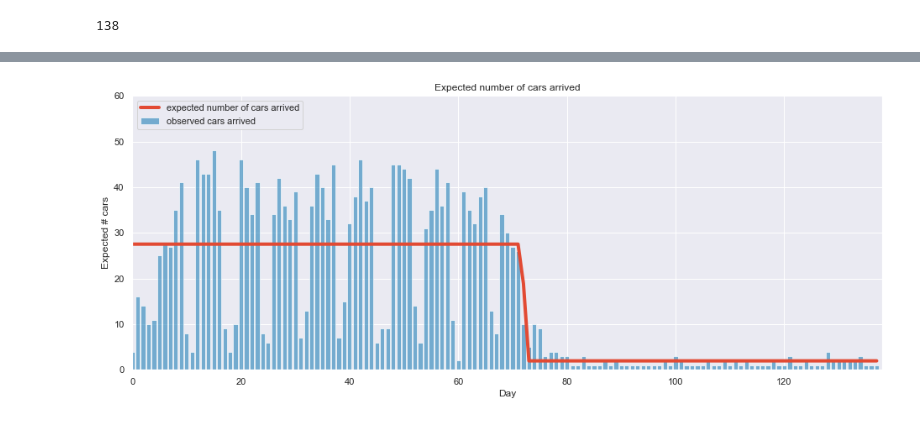
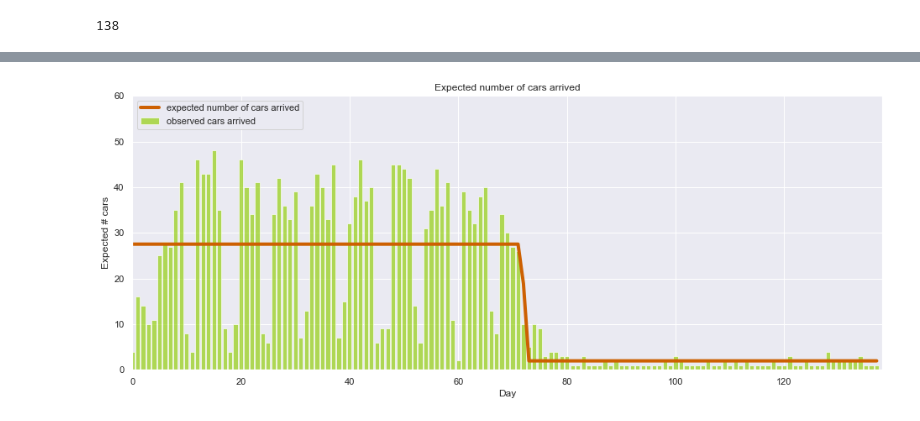
Before and after one commit to JuliaSokolova/electric-vehicle-charging, a Jupyter notebook: Inferring user behavior with Bayesian Method.ipynb, the cells around one changed output, grey strips where cells are left out. Saved outputs shown, nothing was run; the diff lists cells and outputs as text; code cells hidden in the pictures.

Commit message:
more images for readme

```diff
--- a/Inferring user behavior with Bayesian Method.ipynb
+++ b/Inferring user behavior with Bayesian Method.ipynb
@@ -74,7 +74,7 @@ data.plot(kind="bar", figsize = (16, 8))
 <matplotlib.axes._subplots.AxesSubplot at 0x...>
 [figure]
 # %%
-sns.set(style="darkgrid", )
+#sns.set(style="darkgrid", )
 fig, ax = plt.subplots(figsize = (16, 8))
 ax = sns.countplot(data)
 ax.set_xlabel
@@ -234,0 +226,36 @@ plt.ylabel("probability");
+# %%
+plt.rcParams.update({'font.size': 16})
+figsize(16, 10)
+#histogram of the samples:
+
+ax = plt.subplot(211)
+ax.set_autoscaley_on(False)
+
+plt.hist(lambda_1_samples, bins=30, alpha=0.85,
+         label="posterior of $\lambda_1$", color="#8ecd00", density=True)
+plt.legend(loc="upper left")
+plt.title(r"""Posterior distributions of the variables
+    $\lambda_1$; $\lambda_2$""")
+plt.xlim([0, 30])
+plt.xlabel("$\lambda_1$ value")
+
+ax = plt.subplot(212)
+ax.set_autoscaley_on(False)
+plt.hist(lambda_2_samples, bins=10, alpha=0.85,
+         label="posterior of $\lambda_2$", color="#7A68A6", density=True)
+plt.legend(loc="upper left")
+plt.xlim([0, 30])
+plt.xlabel("$\lambda_2$ value")
+
+# plt.subplot(313)
+# w = 1.0 / tau_samples.shape[0] * np.ones_like(tau_samples)
+# plt.hist(tau_samples, bins=n_data, alpha=1,
+#          label=r"posterior of $\tau$",
+#          color="black", weights=w, rwidth=2.)
+# plt.xticks(np.arange(n_data))
+
+plt.legend(loc="upper left")
+#plt.ylim([0, .75])
+#plt.xlim([40, 120])
+#plt.xlabel(r"$\tau$ (in days)")
+#plt.ylabel("probability");
@@ -238,33 +268,33 @@ figsize(16, 6)
 # N samples from the corresponding posterior distribution
 N = tau_samples.shape[0]
 expected_cars_per_day = np.zeros(n_data)
 for day in range(0, n_data):
     # ix is a bool index of all tau samples corresponding to
     # the switchpoint occurring prior to value of 'day'
     ix = day < tau_samples
     # Each posterior sample corresponds to a value for tau.
     # for each day, that value of tau indicates whether we're "before"
     # (in the lambda1 "regime") or
     #  "after" (in the lambda2 "regime") the switchpoint.
     # by taking the posterior sample of lambda1/2 accordingly, we can average
     # over all samples to get an expected value for lambda on that day.
     # As explained, the "message count" random variable is Poisson distributed,
     # and therefore lambda (the poisson parameter) is the expected value of
     # "message count".
     expected_cars_per_day[day] = (lambda_1_samples[ix].sum()
                                    + lambda_2_samples[~ix].sum()) / N
 
 
-plt.plot(range(n_data), expected_cars_per_day, lw=4, color="#E24A33",
+plt.plot(range(n_data), expected_cars_per_day, lw=4, color="#cd6001",
          label="expected number of cars arrived")
 plt.xlim(0, n_data)
 plt.xlabel("Day")
 plt.ylabel("Expected # cars")
 plt.title("Expected number of cars arrived")
 plt.ylim(0, 60)
-plt.bar(np.arange(len(data)), data, color="#348ABD", alpha=0.65,
+plt.bar(np.arange(len(data)), data, color="#8ecd00", alpha=0.65,
         label="observed cars arrived")
 
 plt.legend(loc="upper left");
 # %% [output]
-[figure, old version]
+[figure, new version]
```
Also changed, not shown: parts of 5 cells of this notebook, 3 other files.
